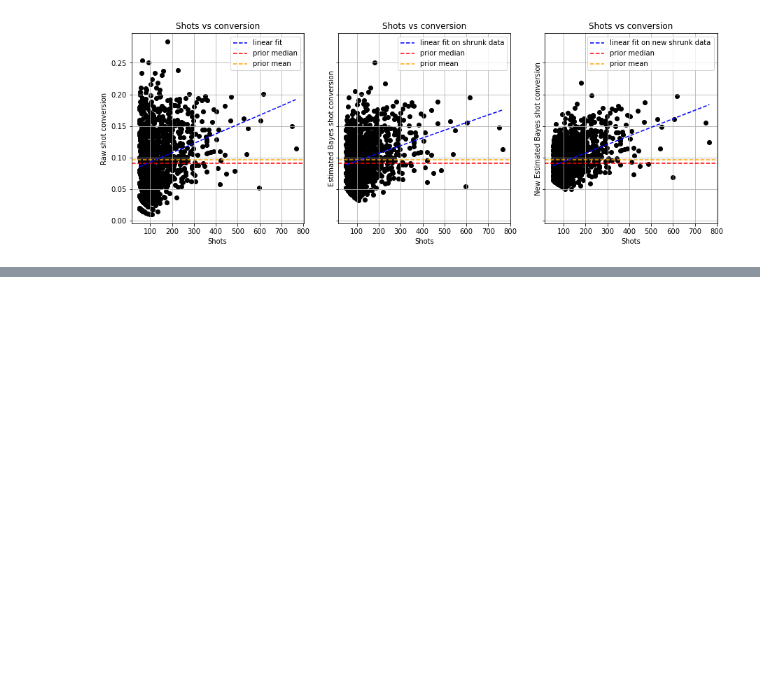
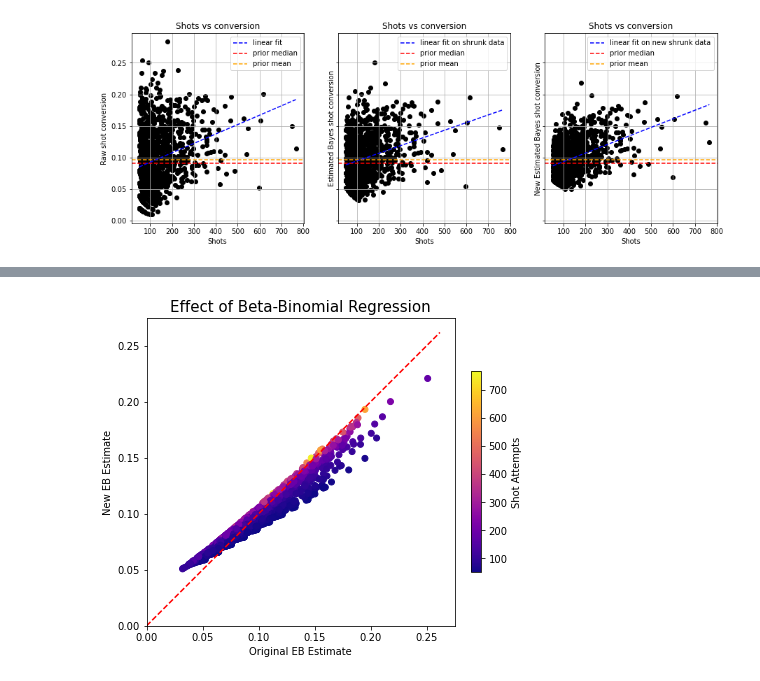
Before and after one commit to bosemessi/empiricalbayesfootball, a Jupyter notebook: _build/jupyter_execute/Chapter6.ipynb, the cells around one changed output, grey strips where cells are left out. Cells and saved outputs as stored; diff of their text form; code cells hidden in the pictures; blank space fills up the shorter version.

```diff
--- a/_build/jupyter_execute/Chapter6.ipynb
+++ b/_build/jupyter_execute/Chapter6.ipynb
@@ -156,0 +159,20 @@ There is only a tiny bit of improvement - players with fewer shots are not being
+# %%
+def BBLL1(params,Y,N):
+    mu0, mu1, phi = params
+    mu = special.expit(mu0 + mu1*np.log10(N))
+    a = mu*phi
+    b = (1-mu)*phi
+    t1 = special.loggamma(N+1+1e-15) - special.loggamma(Y+1+1e-15) - special.loggamma(N-Y+1+1e-15)
+    t2 = special.loggamma(Y+a+1e-15) + special.loggamma(N-Y+b+1e-15) - special.loggamma(N+a+b+1e-15)
+    t3 = special.loggamma(a+b+1e-15) - special.loggamma(a+1e-15) - special.loggamma(b+1e-15)
+    total = -np.sum(t1 + t2 + t3)
+    return total
+res = minimize(BBLL1, x0=[0,0,100], args=(df.npG.values,df.Shots.values),
+               bounds=[(None,None),(None,None),(0,None)])
+mu0, mu1 = res.x[:-1]
+sigma0 = 1/res.x[-1]
+
+df['new_a'] = special.expit(mu0 + mu1*np.log10(df.Shots))/sigma0 + df['npG']
+df['new_b'] = (1 - special.expit(mu0 + mu1*np.log10(df.Shots)))/sigma0 + df['Shots'] - df['npG']
+df['new_Conv'] = df['new_a']/(df['new_a'] + df['new_b'])
+df.head()
@@ -156,0 +186,13 @@ There is only a tiny bit of improvement - players with fewer shots are not being
+# %%
+fig, ax = plt.subplots(figsize=(6,6))
+im = ax.scatter(df.Eb_Conv, df.new_Conv, c=df.Shots, cmap=mpl.cm.plasma);
+ax.plot(np.linspace(0, ax.get_xlim()[1],100), np.linspace(0, ax.get_xlim()[1],100), color='red', linestyle='--')
+ax.set_aspect('equal')
+ax.set_xlim(0, ax.get_xlim()[1])
+ax.set_ylim(0, ax.get_ylim()[1])
+ax.set_xlabel('Original EB Estimate')
+ax.set_ylabel('New EB Estimate')
+fig.colorbar(im, ax=ax, fraction=.03).set_label('Shot Attempts');
+ax.set_title('Effect of Beta-Binomial Regression', fontsize = 15);
+# %% [output]
+[figure, added]
```
Also changed, not shown: parts of 4 cells of this notebook, 40 other files.
